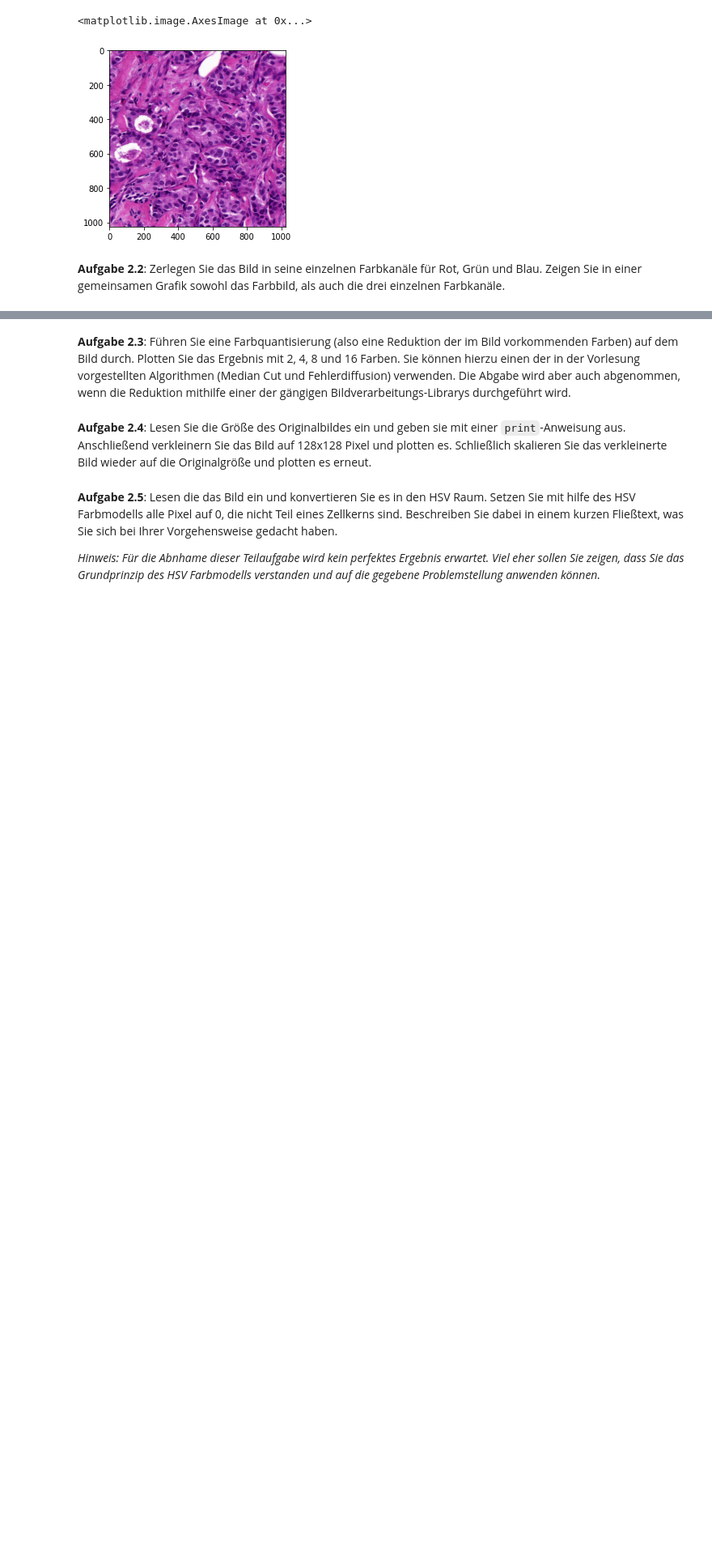
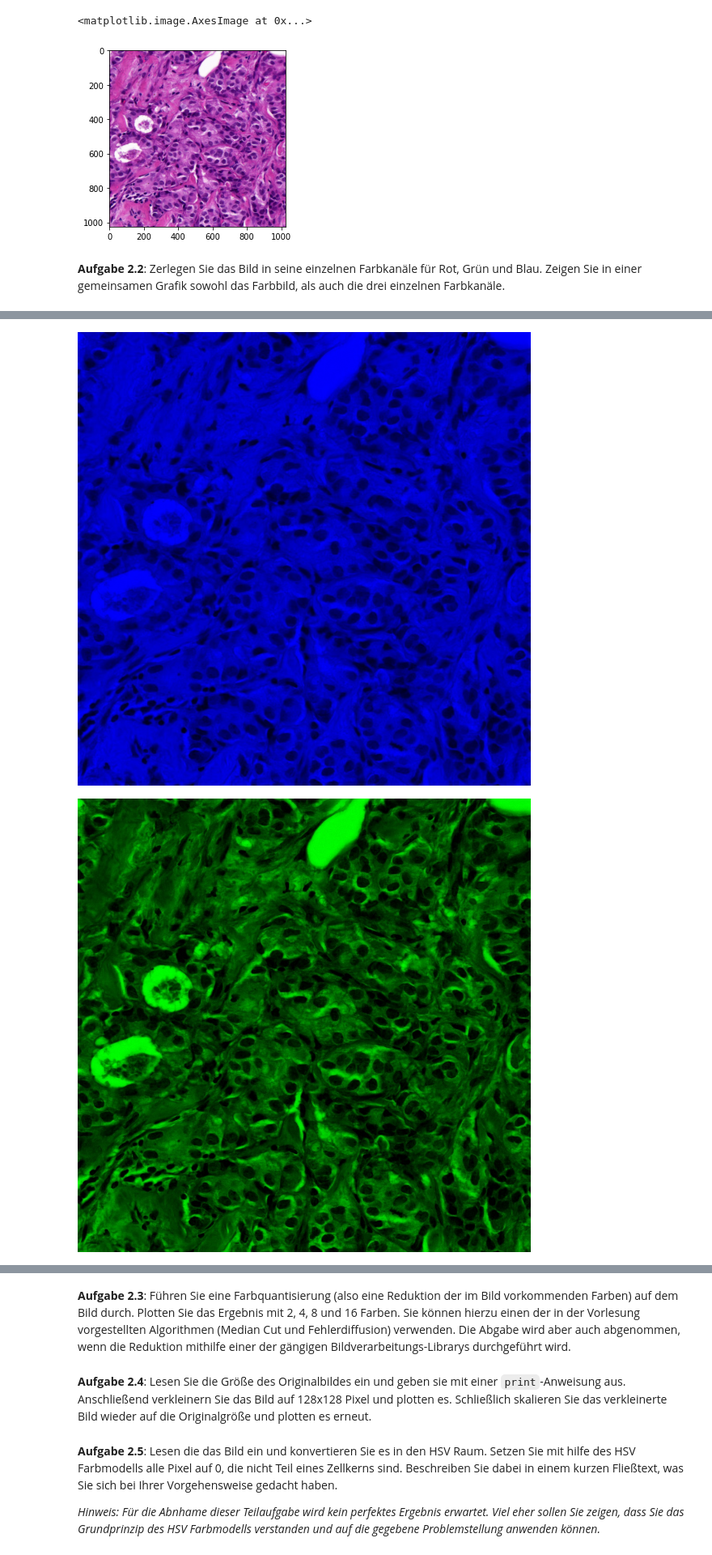
Before and after one commit to Jonalismus/Beleg_1_Bildverarbeitung, a Jupyter notebook: MBV - Bilddateien Bilddarstellung und Diskretisierung.ipynb, the cells around one changed output, grey strips where cells are left out. Shown at 81% size. Drawn from its saved outputs; the diff is of its cells as text; code cells hidden in the pictures; blank space fills up the shorter version.

```diff
--- a/MBV - Bilddateien Bilddarstellung und Diskretisierung.ipynb
+++ b/MBV - Bilddateien Bilddarstellung und Diskretisierung.ipynb
@@ -130,0 +180,11 @@ plt.imshow(mamma2)
+# %%
+from IPython.display import Image
+from IPython.display import display
+original = Image(filename='ori.jpg')
+red = Image(filename='red.jpg')
+green = Image(filename='green.jpg')
+blue = Image(filename='blue.jpg')
+display(red, green, blue, original)
+# %% [output]
+[figure, added]
+[figure, added]
```
Also changed, not shown: parts of 6 cells of this notebook, 4 other files.
